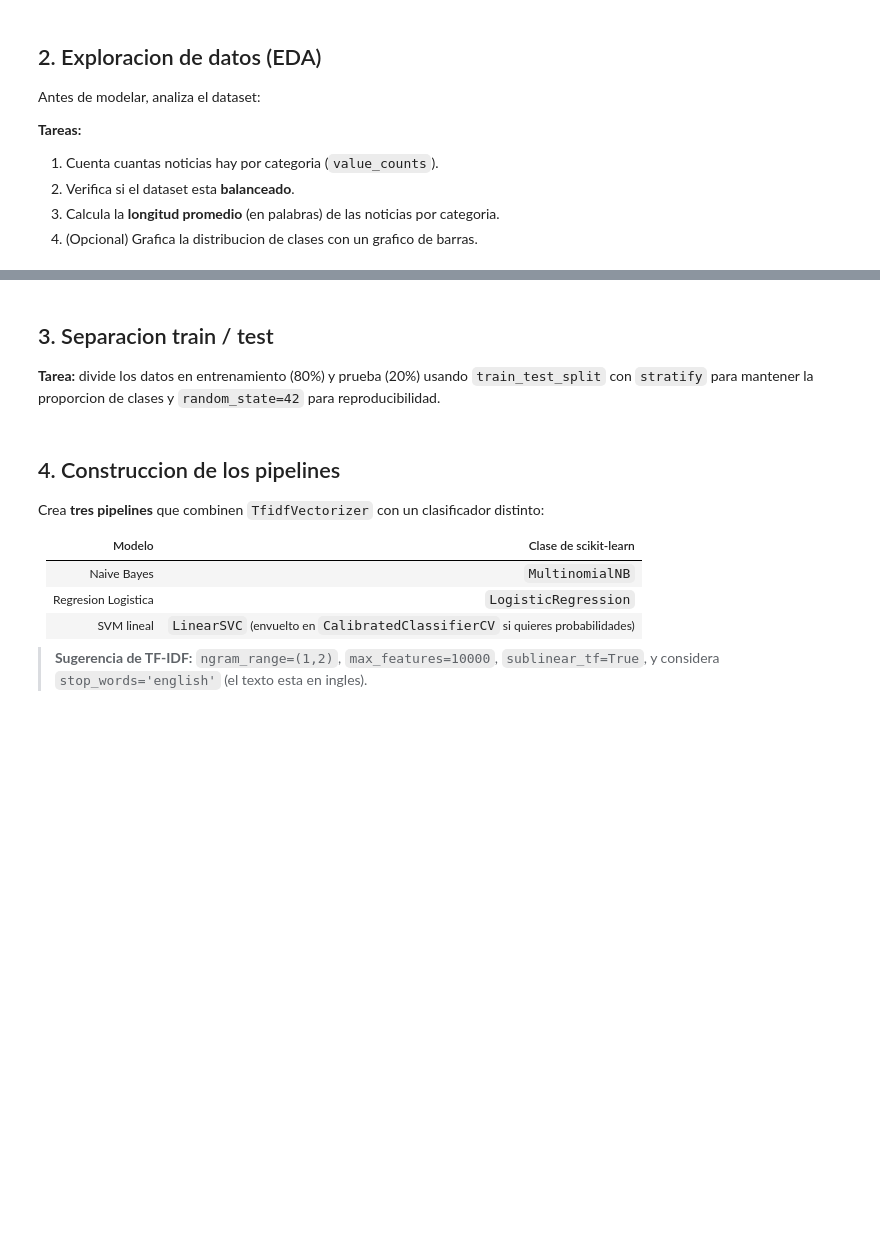
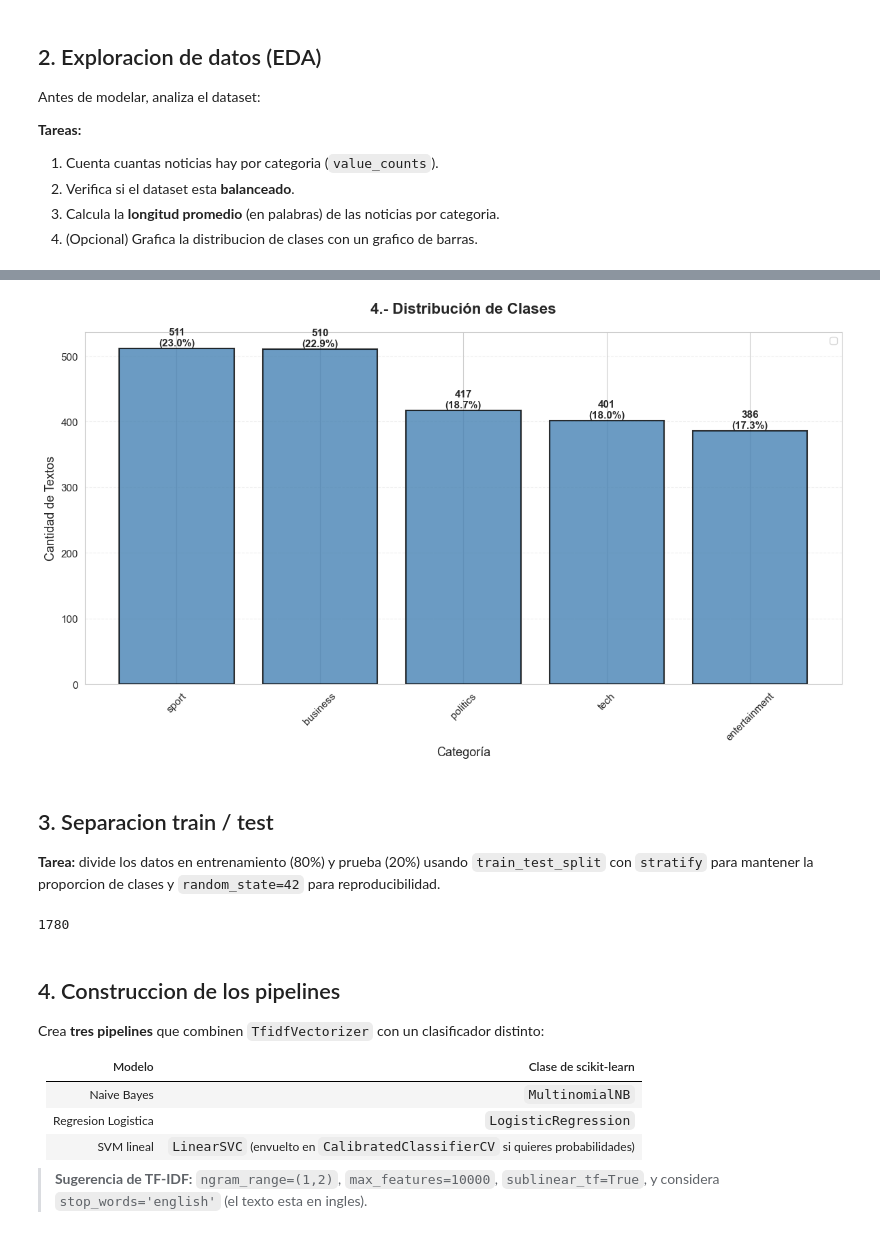
Before and after one commit to echaparro/Procesamiento_Natural_del_Lenguaje_2026, a Jupyter notebook: Modulo II/Actividad_6_Clasificacion_Texto_Multiclase_Pipelines.ipynb, the cells around one changed output, grey strips where cells are left out. Saved outputs shown, nothing was run; the diff lists cells and outputs as text; code cells hidden in the pictures; blank space fills up the shorter version.

Commit message:
Agregada actividad 6, clasificacion de texto pipelines  NPL

```diff
--- a/Modulo II/Actividad_6_Clasificacion_Texto_Multiclase_Pipelines.ipynb
+++ b/Modulo II/Actividad_6_Clasificacion_Texto_Multiclase_Pipelines.ipynb
@@ -69,0 +102,13 @@ Antes de modelar, analiza el dataset:
+# %%
+print("="*10,"3.-Calcula la **longitud promedio** (en palabras) de las noticias por categoria ","="*10)
+df['num_palabras'] = df['text'].str.split().str.len()
+estadisticas = df.groupby('category')['num_palabras'].agg([
+    ('promedio', 'mean'),
+    ('mediana', 'median'),
+    ('minimo', 'min'),
+    ('maximo', 'max'),
+    ('desviacion', 'std'),
+    ('count', 'count')
+]).round(2)
+
+print(estadisticas)
@@ -70,3 +124,34 @@ Antes de modelar, analiza el dataset:
+# %%
+import matplotlib.pyplot as plt
+import numpy as np
+
+conteos = df['category'].value_counts()
+porcentajes = (conteos / len(df) * 100).round(1)
+
+fig, ax = plt.subplots(figsize=(12, 7))
+bars = ax.bar(conteos.index, conteos.values, color='steelblue',
+              edgecolor='black', linewidth=1.5, alpha=0.8)
+
+ax.set_title('4.- Distribución de Clases', fontsize=16, fontweight='bold', pad=20)
+ax.set_xlabel('Categoría', fontsize=13)
+ax.set_ylabel('Cantidad de Textos', fontsize=13)
+ax.tick_params(axis='x', rotation=45, labelsize=11)
+ax.tick_params(axis='y', labelsize=11)
+
+for i, (bar, count, pct) in enumerate(zip(bars, conteos, porcentajes)):
+    height = bar.get_height()
+    ax.text(bar.get_x() + bar.get_width()/2., height + 1,
+            f'{count}\n({pct}%)',
+            ha='center', va='bottom', fontsize=11, fontweight='bold')
+
+ax.grid(axis='y', alpha=0.3, linestyle='--')
+ax.set_axisbelow(True)
+ax.legend()
+
+plt.tight_layout()
+plt.show()
+# %% [output]
+[figure, added]
 # %% [markdown]
 ## 3. Separacion train / test
 
@@ -75,8 +160,16 @@ con `stratify` para mantener la proporcion de clases y `random_state=42` para re
 # %%
 from sklearn.model_selection import train_test_split
 
-# define X (df['text']) e y (df['category']) y realiza el split estratificado
-# X_train, X_test, y_train, y_test = ...
+textos =df['text']
+etiquetas = df['category']
+
+X_train, X_test, y_train, y_test = train_test_split(
+    textos, etiquetas, test_size=0.2, random_state=42, stratify=etiquetas
+)
+#test_size=0.2  para el 80 - 20
+len(X_train)
+# %% [output]
+1780
 # %% [markdown]
 ## 4. Construccion de los pipelines
 
```
Also changed, not shown: parts of 9 cells of this notebook.
